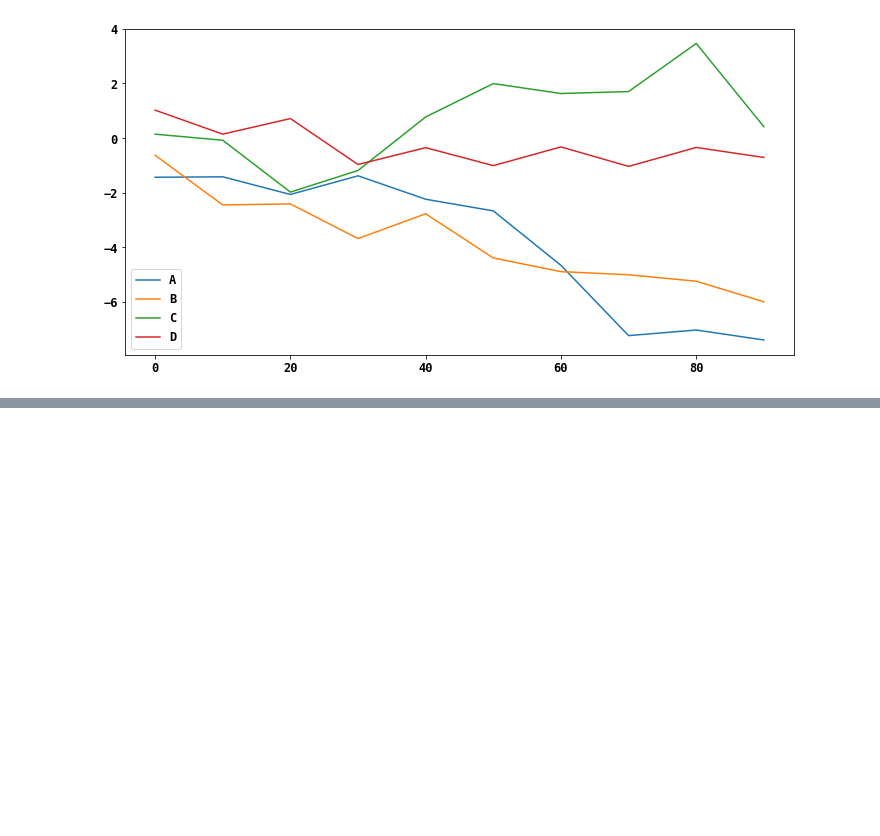
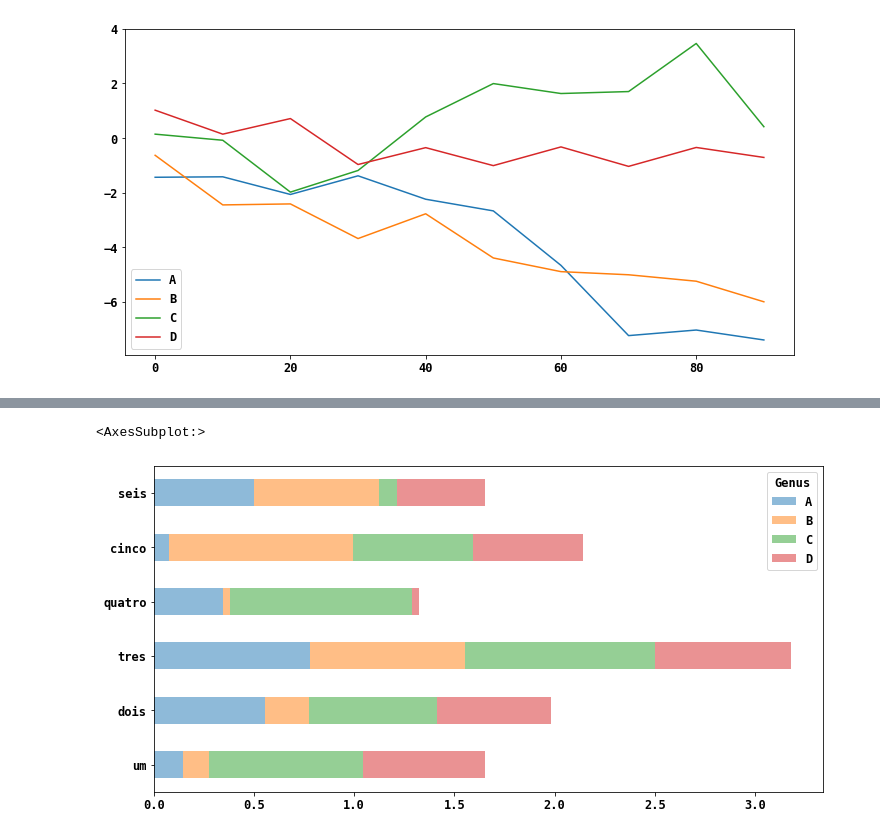
Before and after one commit to jayr0n/AnalysesStudiesandPlots, a Jupyter notebook: plotagem.ipynb, the cells around one changed output, grey strips where cells are left out. Cells and saved outputs as stored; diff of their text form; code cells hidden in the pictures; blank space fills up the shorter version.

```diff
--- a/plotagem.ipynb
+++ b/plotagem.ipynb
@@ -189,0 +215,5 @@ df.plot()
+# %%
+df.plot.barh(stacked=True, alpha=0.5)
+# %% [output]
+<AxesSubplot:>
+[figure, added]
```
Also changed, not shown: parts of 13 cells of this notebook.
